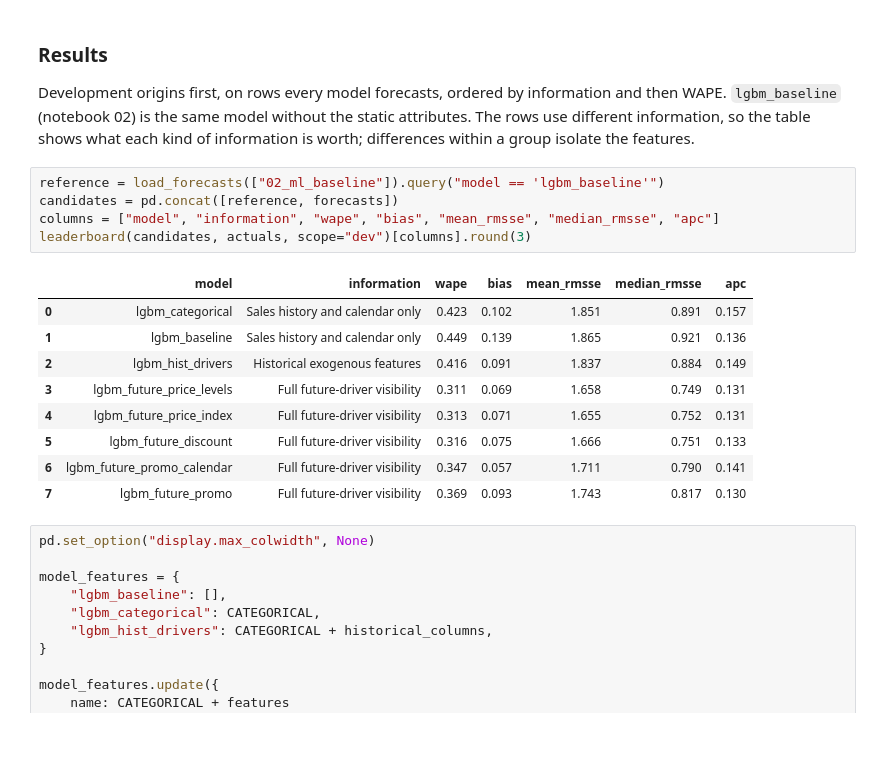
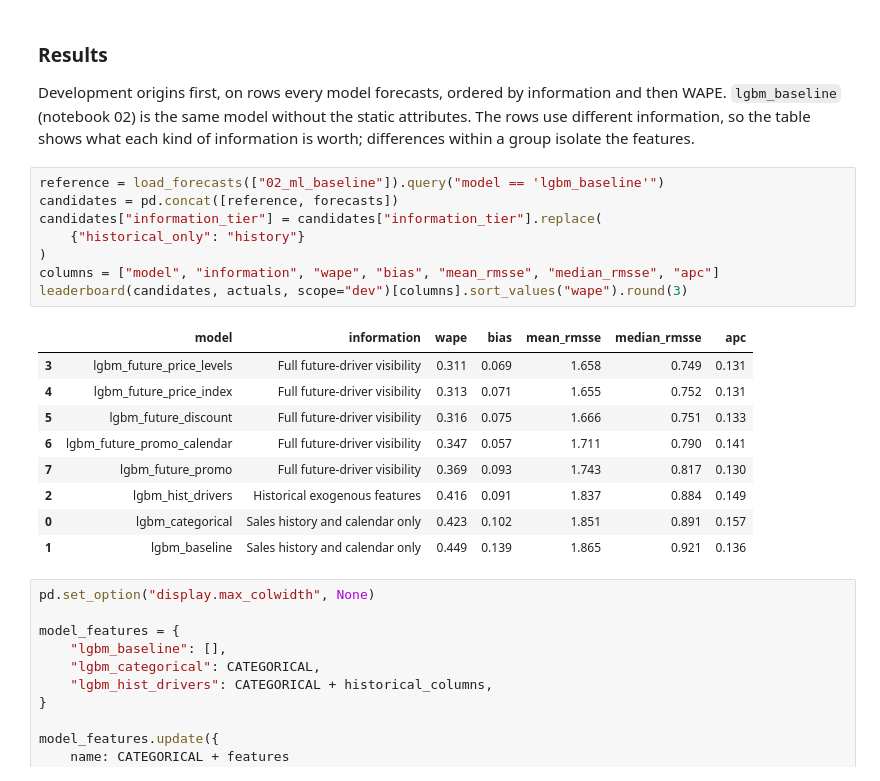
Before and after one commit to tackes/time-series-forecasting-bootcamp, a Jupyter notebook: day1_ml/03_exogenous_features.ipynb, the cells around one changed output. Saved outputs shown, nothing was run; the diff lists cells and outputs as text; blank space fills up the shorter version.

```diff
--- a/day1_ml/03_exogenous_features.ipynb
+++ b/day1_ml/03_exogenous_features.ipynb
@@ -931,18 +929,21 @@ Development origins first, on rows every model forecasts, ordered by information
 # %%
 reference = load_forecasts(["02_ml_baseline"]).query("model == 'lgbm_baseline'")
 candidates = pd.concat([reference, forecasts])
+candidates["information_tier"] = candidates["information_tier"].replace(
+    {"historical_only": "history"}
+)
 columns = ["model", "information", "wape", "bias", "mean_rmsse", "median_rmsse", "apc"]
-leaderboard(candidates, actuals, scope="dev")[columns].round(3)
+leaderboard(candidates, actuals, scope="dev")[columns].sort_values("wape").round(3)
 # %% [output]
 |  | model | information | wape | bias | mean_rmsse | median_rmsse | apc |
-| 0 | lgbm_categorical | Sales history and calendar only | 0.423 | 0.102 | 1.851 | 0.891 | 0.157 |
-| 1 | lgbm_baseline | Sales history and calendar only | 0.449 | 0.139 | 1.865 | 0.921 | 0.136 |
-| 2 | lgbm_hist_drivers | Historical exogenous features | 0.416 | 0.091 | 1.837 | 0.884 | 0.149 |
 | 3 | lgbm_future_price_levels | Full future-driver visibility | 0.311 | 0.069 | 1.658 | 0.749 | 0.131 |
 | 4 | lgbm_future_price_index | Full future-driver visibility | 0.313 | 0.071 | 1.655 | 0.752 | 0.131 |
 | 5 | lgbm_future_discount | Full future-driver visibility | 0.316 | 0.075 | 1.666 | 0.751 | 0.133 |
 | 6 | lgbm_future_promo_calendar | Full future-driver visibility | 0.347 | 0.057 | 1.711 | 0.790 | 0.141 |
 | 7 | lgbm_future_promo | Full future-driver visibility | 0.369 | 0.093 | 1.743 | 0.817 | 0.130 |
+| 2 | lgbm_hist_drivers | Historical exogenous features | 0.416 | 0.091 | 1.837 | 0.884 | 0.149 |
+| 0 | lgbm_categorical | Sales history and calendar only | 0.423 | 0.102 | 1.851 | 0.891 | 0.157 |
+| 1 | lgbm_baseline | Sales history and calendar only | 0.449 | 0.139 | 1.865 | 0.921 | 0.136 |
 # %%
 pd.set_option("display.max_colwidth", None)
 
```
Also changed, not shown: parts of 21 cells of this notebook, 21 other files.
